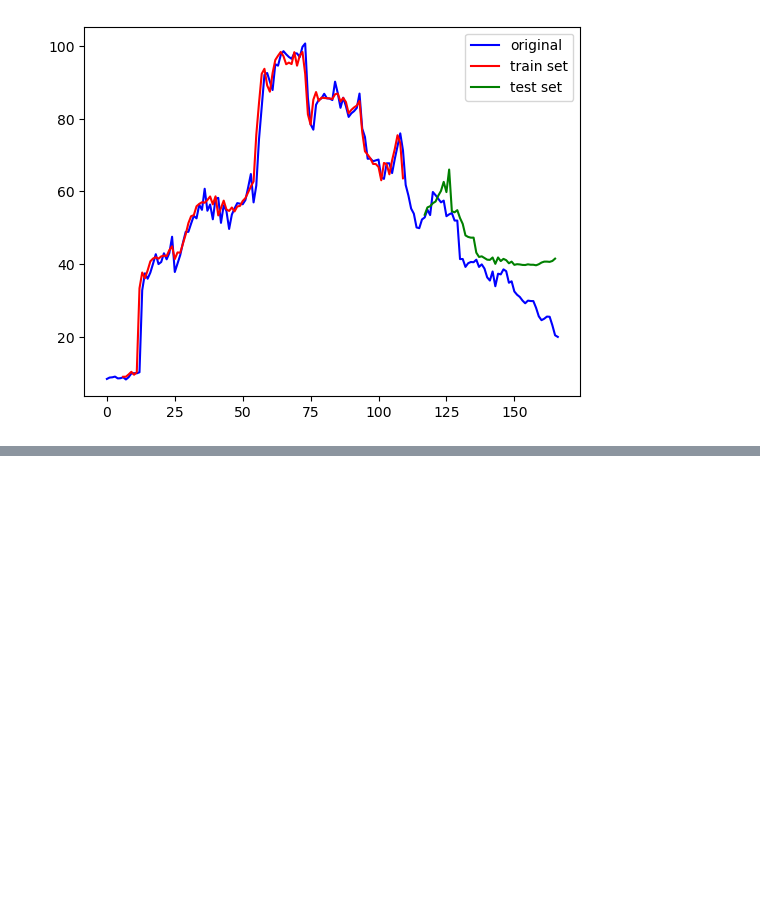
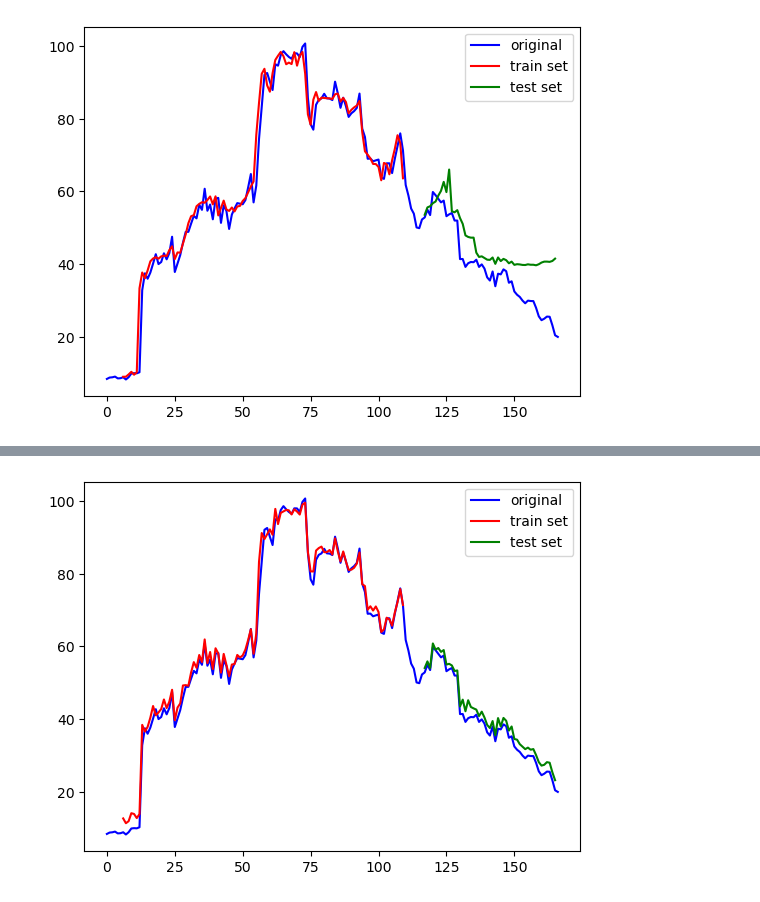
Before and after one commit to dlgkdud/RL-timeseries-forecasting, a Jupyter notebook: rnn.ipynb, the cells around one changed output, grey strips where cells are left out. Drawn from its saved outputs; the diff is of its cells as text; code cells hidden in the pictures; blank space fills up the shorter version.

```diff
--- a/rnn.ipynb
+++ b/rnn.ipynb
@@ -137,0 +192,29 @@ plt.show()
+# %%
+import numpy as np
+import torch.optim as optim
+import torch.utils.data as data
+
+model = Model()
+optimizer = optim.Adam(model.parameters())
+loss_fn = nn.MSELoss()
+loader = data.DataLoader(data.TensorDataset(X_train, y_train), shuffle=True, batch_size=8)
+
+n_epochs = 2000
+for epoch in range(n_epochs):
+    model.train()
+    for X_batch, y_batch in loader:
+        y_pred = model(X_batch)
+        loss = loss_fn(y_pred, y_batch)
+        optimizer.zero_grad()
+        loss.backward()
+        optimizer.step()
+    # Validation
+    if epoch % 100 != 0:
+        continue
+    model.eval()
+    with torch.no_grad():
+        y_pred = model(X_train)
+        train_rmse = np.sqrt(loss_fn(y_pred, y_train))
+        y_pred = model(X_test)
+        test_rmse = np.sqrt(loss_fn(y_pred, y_test))
+    print("Epoch %d: train RMSE %.4f, test RMSE %.4f" % (epoch, train_rmse, test_rmse))
@@ -137,0 +242,18 @@ plt.show()
+# %%
+with torch.no_grad():
+    # shift train predictions for plotting
+    train_plot = np.ones_like(df) * np.nan
+    y_pred = model(X_train)
+    y_pred = y_pred[:, -1]
+    train_plot[lookback:train_size] = model(X_train)
+    # shift test predictions for plotting
+    test_plot = np.ones_like(df) * np.nan
+    test_plot[train_size+lookback:len(df)] = model(X_test)
+# plot
+plt.plot(df, c='b', label='original')
+plt.plot(train_plot[1:], c='r', label='train set')
+plt.plot(test_plot[1:], c='g', label='test set')
+plt.legend()
+plt.show()
+# %% [output]
+[figure, added]
```
Also changed, not shown: parts of 7 cells of this notebook, 1 other file.
